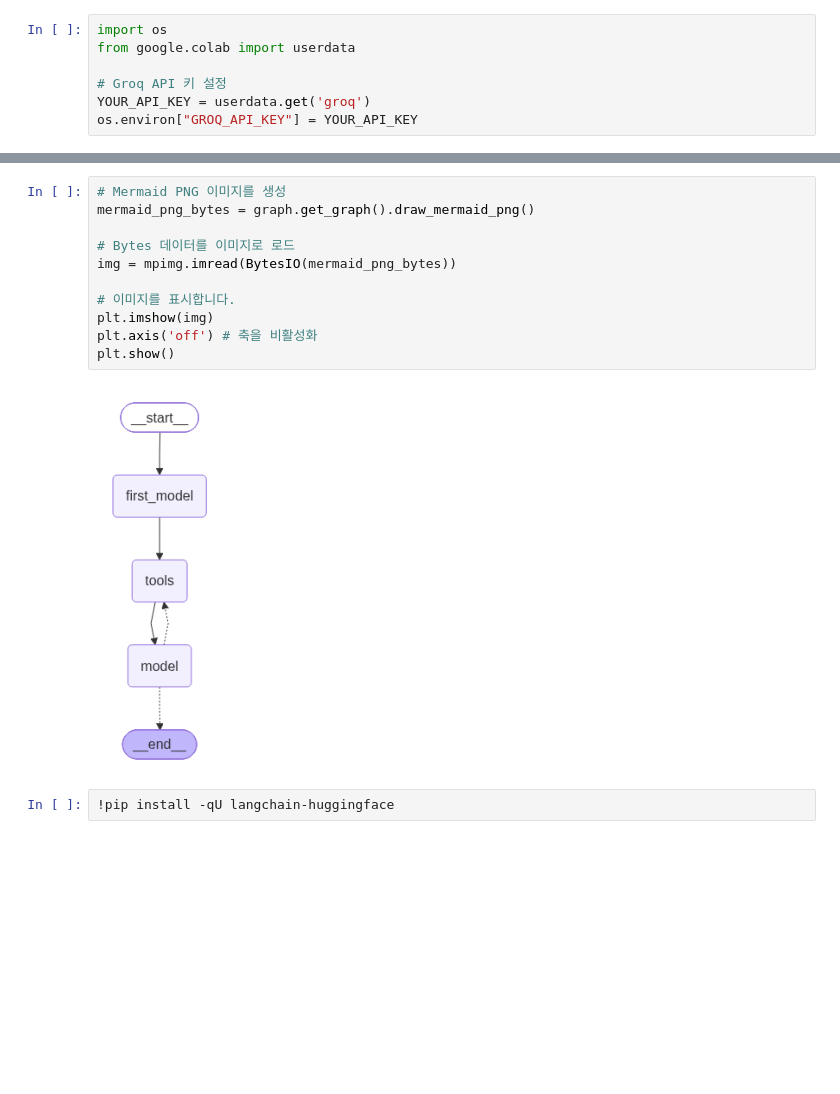
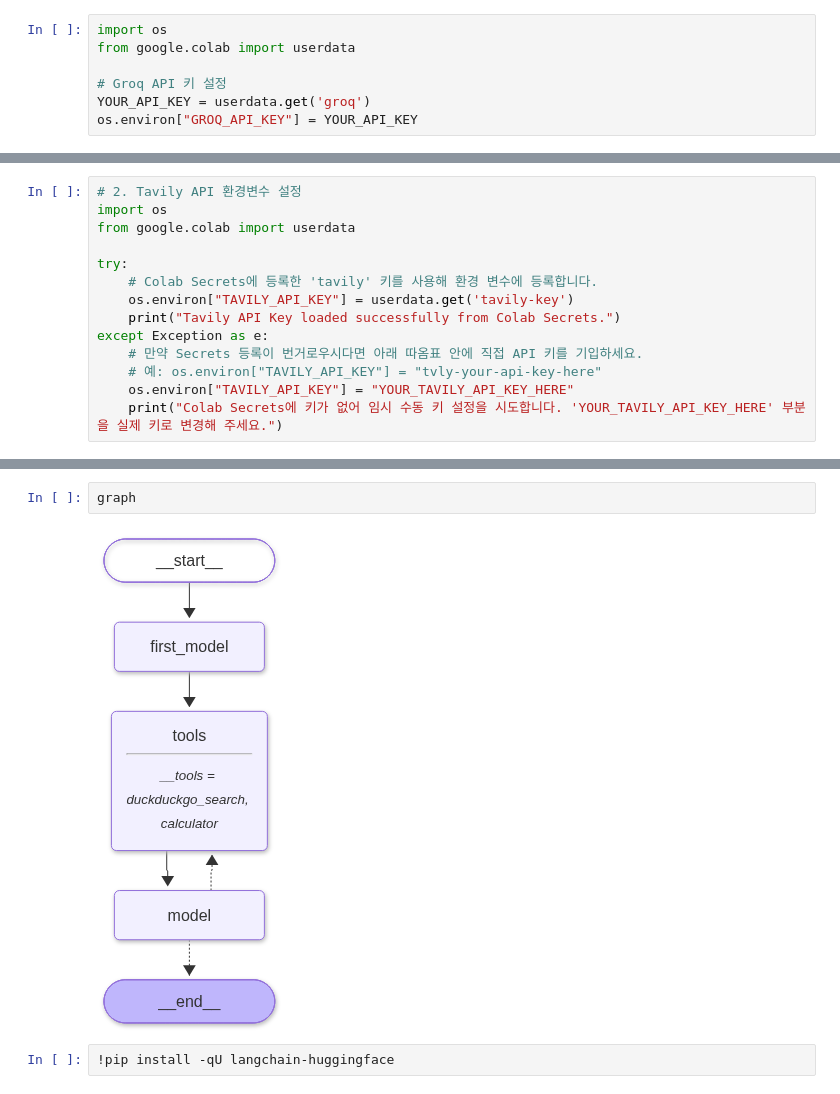
Before and after one commit to ancestor9/2026_Fall_Learning-Langchain-AI-Agent, a Jupyter notebook: CH6_Agent_Architecture.ipynb, the cells around one changed output, grey strips where cells are left out. Saved outputs shown, nothing was run; the diff lists cells and outputs as text; blank space fills up the shorter version.

Commit message:
Colab을 통해 생성됨

```diff
--- a/CH6_Agent_Architecture.ipynb
+++ b/CH6_Agent_Architecture.ipynb
@@ -190,0 +187,14 @@ for c in graph.stream(input):
+# %%
+# 2. Tavily API 환경변수 설정
+import os
+from google.colab import userdata
+
+try:
+    # Colab Secrets에 등록한 'tavily' 키를 사용해 환경 변수에 등록합니다.
+    os.environ["TAVILY_API_KEY"] = userdata.get('tavily-key')
+    print("Tavily API Key loaded successfully from Colab Secrets.")
+except Exception as e:
+    # 만약 Secrets 등록이 번거로우시다면 아래 따옴표 안에 직접 API 키를 기입하세요.
+    # 예: os.environ["TAVILY_API_KEY"] = "tvly-your-api-key-here"
+    os.environ["TAVILY_API_KEY"] = "YOUR_TAVILY_API_KEY_HERE"
+    print("Colab Secrets에 키가 없어 임시 수동 키 설정을 시도합니다. 'YOUR_TAVILY_API_KEY_HERE' 부분을 실제 키로 변경해 주세요.")
@@ -203,16 +286,7 @@ for c in graph.stream(input):
-# %%
-# Mermaid PNG 이미지를 생성
-mermaid_png_bytes = graph.get_graph().draw_mermaid_png()
-
-# Bytes 데이터를 이미지로 로드
-img = mpimg.imread(BytesIO(mermaid_png_bytes))
-
-# 이미지를 표시합니다.
-plt.imshow(img)
-plt.axis('off') # 축을 비활성화
-plt.show()
-# %% [output]
-[figure, removed]
+# %%
+graph
+# %% [output]
+[figure, added]
 # %%
 !pip install -qU langchain-huggingface
 # %%
```
Also changed, not shown: parts of 24 cells of this notebook.
